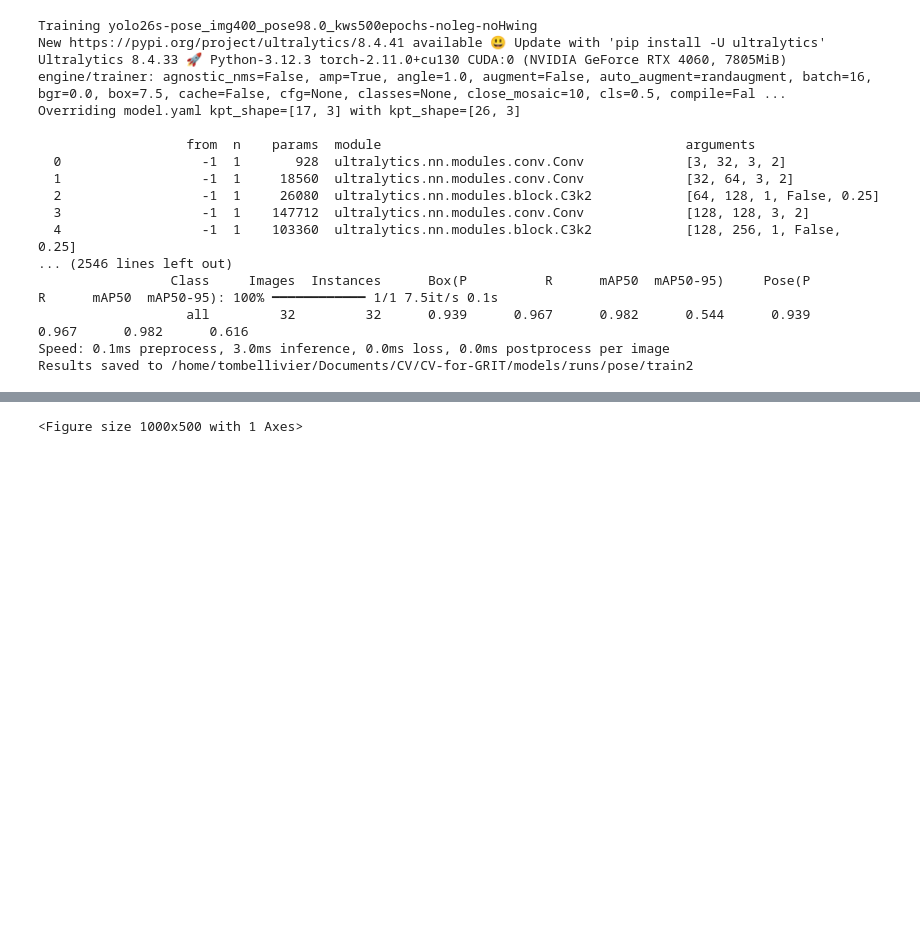
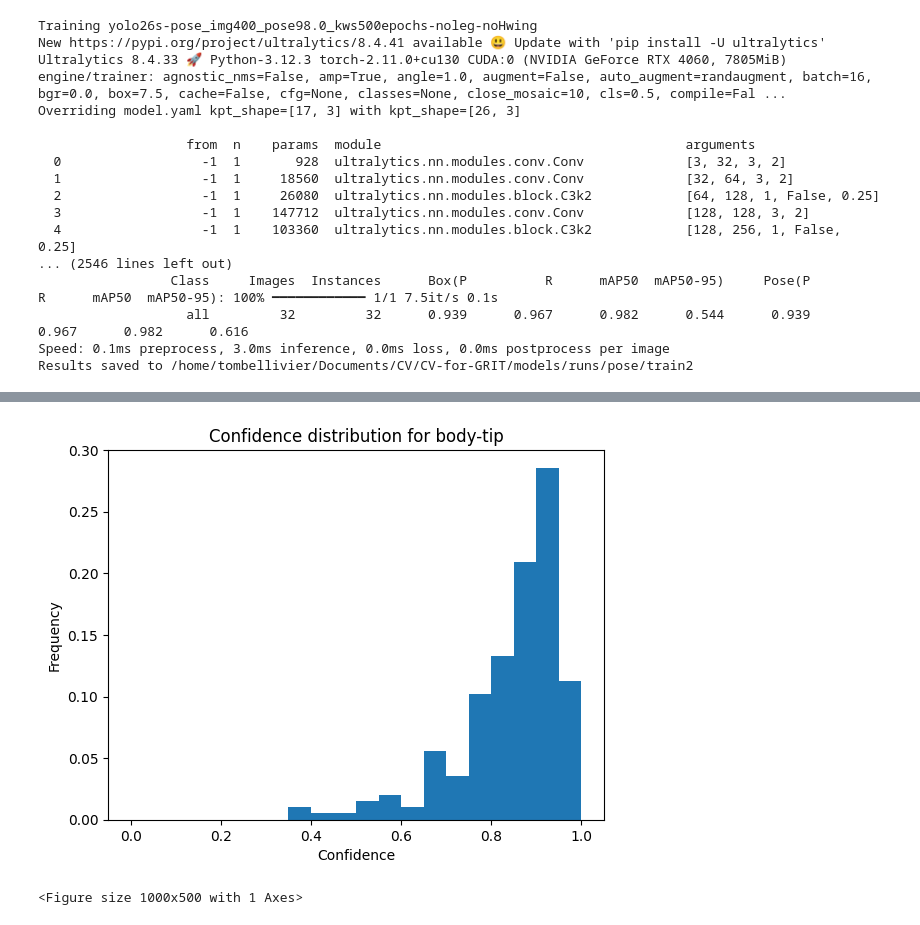
Before and after one commit to TomBellivier/CV-for-GRIT, a Jupyter notebook: models/yolo-pose-insect-kp.ipynb, the cells around one changed output, grey strips where cells are left out. Drawn from its saved outputs; the diff is of its cells as text; code cells hidden in the pictures; blank space fills up the shorter version.

Commit message:
added confidence evaluation

```diff
--- a/models/yolo-pose-insect-kp.ipynb
+++ b/models/yolo-pose-insect-kp.ipynb
@@ -470,3 +304,17 @@ Speed: 0.9ms preprocess, 5.8ms inference, 0.2ms postprocess per image at shape (
+# %%
+import matplotlib.pyplot as plt
+
+# draw histogram of confidence for a given keypoint
+kp_id = 11
+confs = all_confidences_dict[all_kp[kp_id]]
+plt.figure()
+plt.hist(confs, range=(0, 1), bins=20, weights=np.ones(len(confs)) / len(confs))  # normalize to get frequency
+plt.title(f"Confidence distribution for {all_kp[kp_id]}")
+plt.xlabel("Confidence")
+plt.ylabel("Frequency")
+plt.show()
+# %% [output]
+[figure, added]
 # %%
 import matplotlib.pyplot as plt
 import yaml
```
Also changed, not shown: parts of 1 cell of this notebook, 10 other files.
